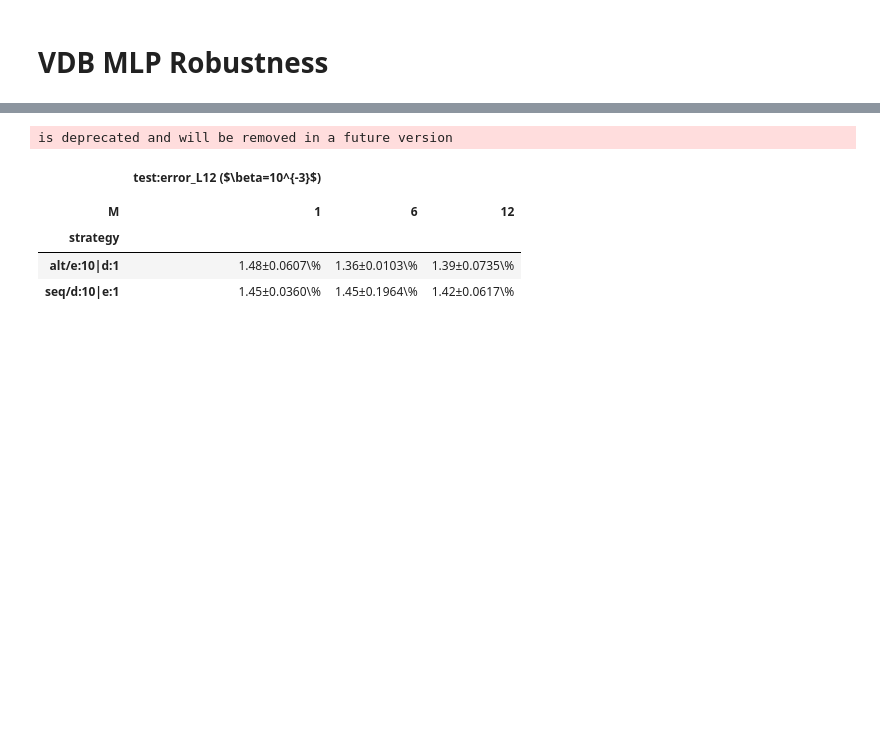
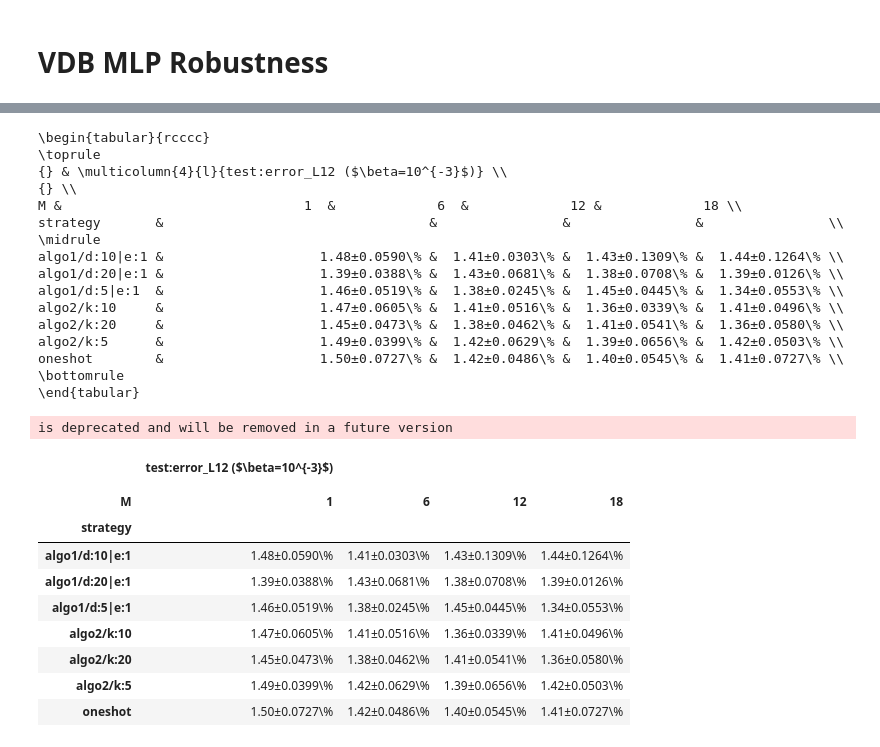
Before and after one commit to p16i/vdb, a Jupyter notebook: notebooks/plot-metric-tables.ipynb, the cells around one changed output, grey strips where cells are left out. Drawn from its saved outputs; the diff is of its cells as text; code cells hidden in the pictures; blank space fills up the shorter version.

```diff
--- a/notebooks/plot-metric-tables.ipynb
+++ b/notebooks/plot-metric-tables.ipynb
@@ -590,9 +590,9 @@ df_data_resnet_fashion_mnist_10k
 # VDB MLP Robustness
 # %%
 df_data_vdb_mnist_robustness = read_stats_from(
-    ["../artifacts-server/mpg-server/experiment-mnist-256d-test-robustness/*"],
+    ["../artifacts-server/hydra/experiment-mnist-256d-test-robustness/*"],
     metric="test:error_L12",
-    n=3
+    n=5
 )
 
 df_data_vdb_mnist_robustness.groupby("_key")["M"].count()
@@ -610,14 +619,35 @@ M=6::beta=1.0e-03::strategy=seq/d:10|e:1     4
 Name: M, dtype: int64
 # %%
-print_table(df_data_vdb_mnist_robustness, 0.001, "test:error_L12", should_print=False)
+print_table(df_data_vdb_mnist_robustness, 0.001, "test:error_L12", should_print=True)
 # %% [output]
-is deprecated and will be removed in a future version
+\begin{tabular}{rcccc}
+\toprule
+{} & \multicolumn{4}{l}{test:error_L12 ($\beta=10^{-3}$)} \\
+{} \\
+M &                               1  &             6  &             12 &             18 \\
+strategy       &                                  &                &                &                \\
+\midrule
+algo1/d:10|e:1 &                    1.48±0.0590\% &  1.41±0.0303\% &  1.43±0.1309\% &  1.44±0.1264\% \\
+algo1/d:20|e:1 &                    1.39±0.0388\% &  1.43±0.0681\% &  1.38±0.0708\% &  1.39±0.0126\% \\
+algo1/d:5|e:1  &                    1.46±0.0519\% &  1.38±0.0245\% &  1.45±0.0445\% &  1.34±0.0553\% \\
+algo2/k:10     &                    1.47±0.0605\% &  1.41±0.0516\% &  1.36±0.0339\% &  1.41±0.0496\% \\
+algo2/k:20     &                    1.45±0.0473\% &  1.38±0.0462\% &  1.41±0.0541\% &  1.36±0.0580\% \\
+algo2/k:5      &                    1.49±0.0399\% &  1.42±0.0629\% &  1.39±0.0656\% &  1.42±0.0503\% \\
+oneshot        &                    1.50±0.0727\% &  1.42±0.0486\% &  1.40±0.0545\% &  1.41±0.0727\% \\
+\bottomrule
+\end{tabular}
+is deprecated and will be removed in a future version
-|  | test:error_L12 ($\beta=10^{-3}$) |  |  |
-|  |  |  |  |
-| M | 1 | 6 | 12 |
-| strategy |  |  |  |
-| alt/e:10|d:1 | 1.48±0.0607\% | 1.36±0.0103\% | 1.39±0.0735\% |
-| seq/d:10|e:1 | 1.45±0.0360\% | 1.45±0.1964\% | 1.42±0.0617\% |
+|  | test:error_L12 ($\beta=10^{-3}$) |  |  |  |
+|  |  |  |  |  |
+| M | 1 | 6 | 12 | 18 |
+| strategy |  |  |  |  |
+| algo1/d:10|e:1 | 1.48±0.0590\% | 1.41±0.0303\% | 1.43±0.1309\% | 1.44±0.1264\% |
+| algo1/d:20|e:1 | 1.39±0.0388\% | 1.43±0.0681\% | 1.38±0.0708\% | 1.39±0.0126\% |
+| algo1/d:5|e:1 | 1.46±0.0519\% | 1.38±0.0245\% | 1.45±0.0445\% | 1.34±0.0553\% |
+| algo2/k:10 | 1.47±0.0605\% | 1.41±0.0516\% | 1.36±0.0339\% | 1.41±0.0496\% |
+| algo2/k:20 | 1.45±0.0473\% | 1.38±0.0462\% | 1.41±0.0541\% | 1.36±0.0580\% |
+| algo2/k:5 | 1.49±0.0399\% | 1.42±0.0629\% | 1.39±0.0656\% | 1.42±0.0503\% |
+| oneshot | 1.50±0.0727\% | 1.42±0.0486\% | 1.40±0.0545\% | 1.41±0.0727\% |
 # %%
 df_data_vdb_mnist_robustness
 # %% [output]
```
Also changed, not shown: parts of 5 cells of this notebook, 3 other files.
